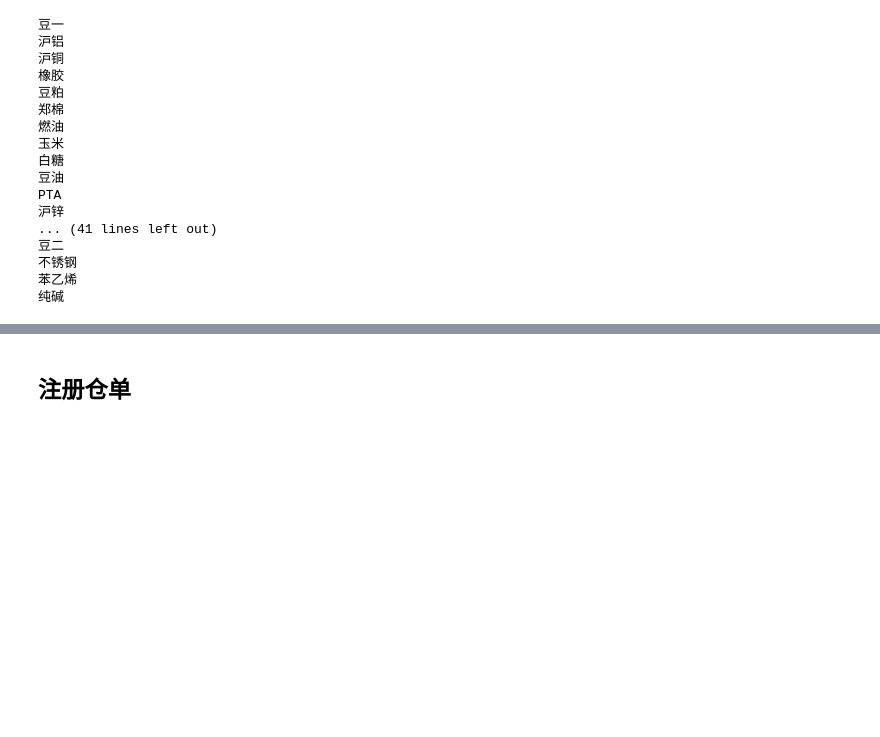
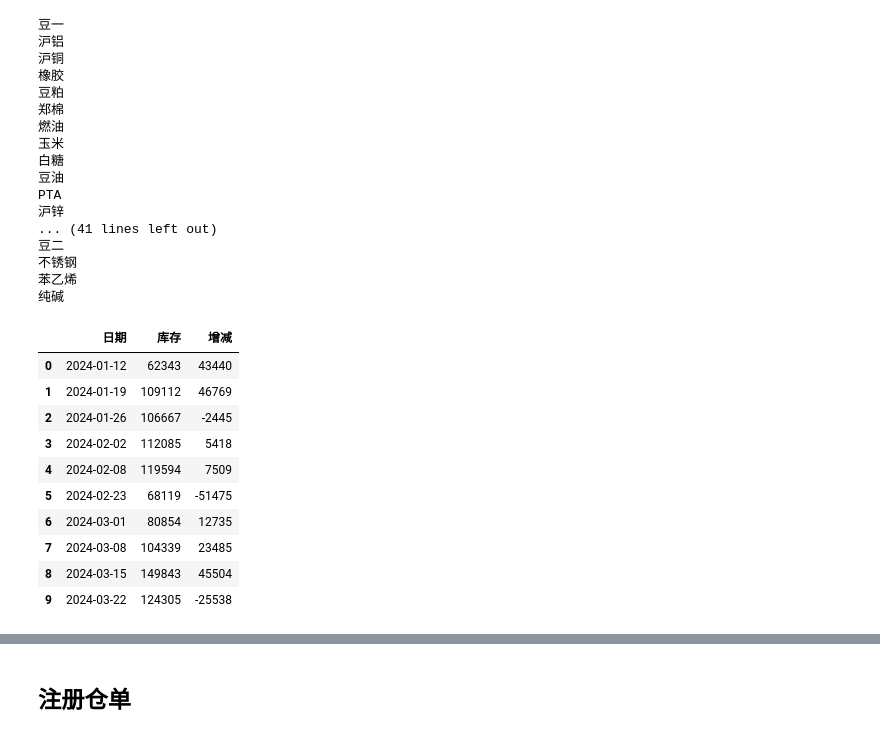
Before and after one commit to Howard-66/futures_nexus, a Jupyter notebook: download.ipynb, the cells around one changed output, grey strips where cells are left out. Cells and saved outputs as stored; diff of their text form; code cells hidden in the pictures; blank space fills up the shorter version.

```diff
--- a/download.ipynb
+++ b/download.ipynb
@@ -827,3 +827,18 @@ PTA
 不锈钢
 苯乙烯
 纯碱
+# %%
+futures_inventory_99_df = ak.futures_inventory_99(exchange='上海期货交易所', symbol='螺纹钢')
+futures_inventory_99_df
+# %% [output]
+|  | 日期 | 库存 | 增减 |
+| 0 | 2024-01-12 | 62343 | 43440 |
+| 1 | 2024-01-19 | 109112 | 46769 |
+| 2 | 2024-01-26 | 106667 | -2445 |
+| 3 | 2024-02-02 | 112085 | 5418 |
+| 4 | 2024-02-08 | 119594 | 7509 |
+| 5 | 2024-02-23 | 68119 | -51475 |
+| 6 | 2024-03-01 | 80854 | 12735 |
+| 7 | 2024-03-08 | 104339 | 23485 |
+| 8 | 2024-03-15 | 149843 | 45504 |
+| 9 | 2024-03-22 | 124305 | -25538 |
```
Also changed, not shown: parts of 13 cells of this notebook, 11 other files.
